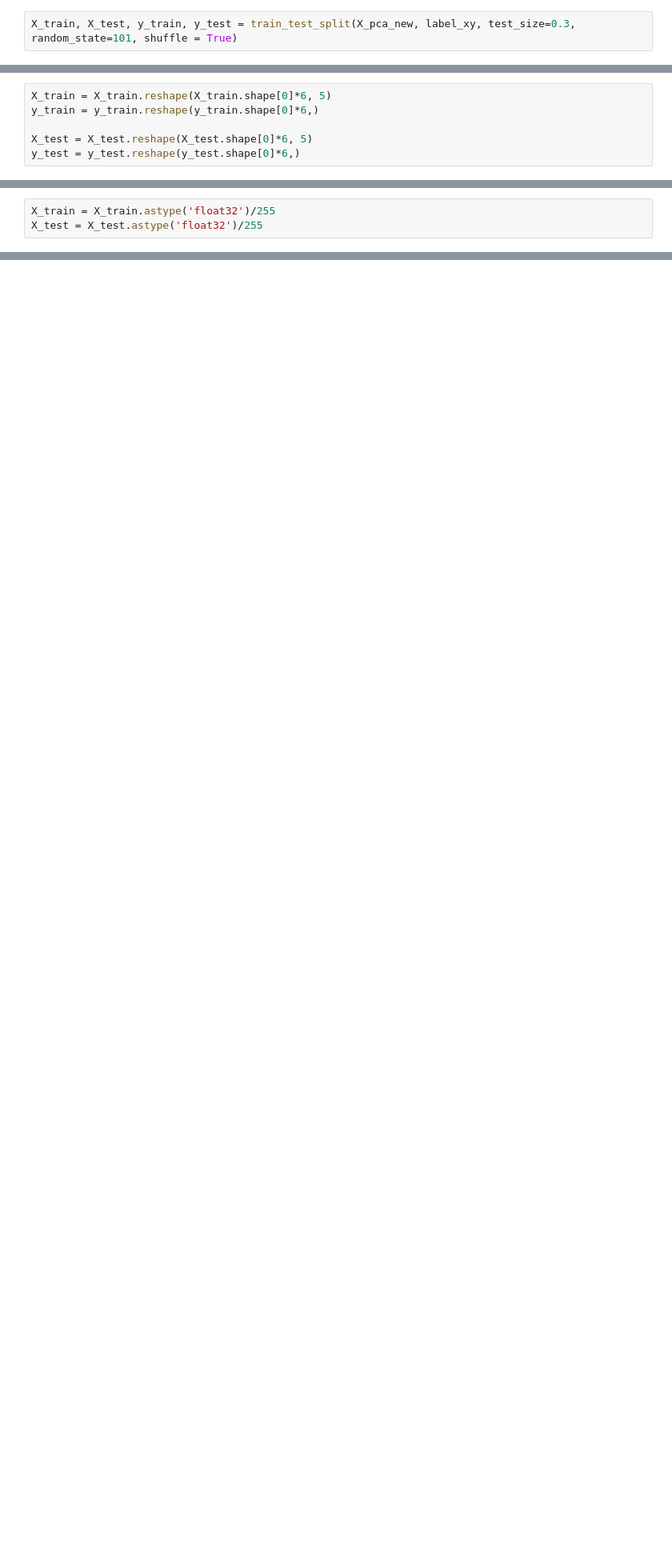
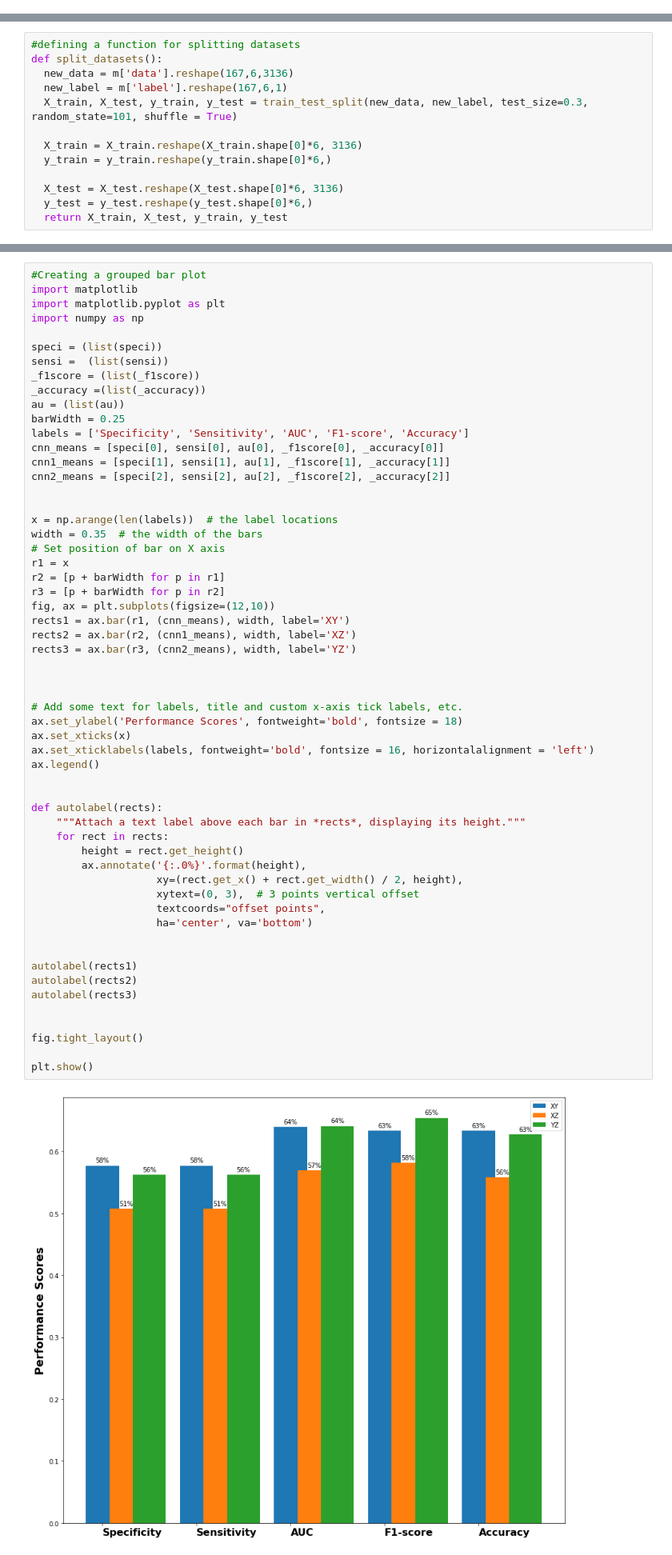
Before and after one commit to pawan070bct27/Lung_cancer_Kflod_SVM, a Jupyter notebook: SVM_of_k_fold_of_dataset_lung_PCA_xy.ipynb, the cells around one changed output, grey strips where cells are left out. Shown: that part at 80% size. Saved outputs shown, nothing was run; the diff lists cells and outputs as text; blank space fills up the shorter version.

```diff
--- a/SVM_of_k_fold_of_dataset_lung_PCA_xy.ipynb
+++ b/SVM_of_k_fold_of_dataset_lung_PCA_xy.ipynb
@@ -77,2 +82,0 @@ label_xy = label_xy.reshape(167,6,)
-# %%
-X_train, X_test, y_train, y_test = train_test_split(X_pca_new, label_xy, test_size=0.3, random_state=101, shuffle = True)
@@ -95,6 +83,13 @@ y_test.shape
 # %%
-X_train = X_train.reshape(X_train.shape[0]*6, 5)
-y_train = y_train.reshape(y_train.shape[0]*6,)
+#defining a function for splitting datasets
+def split_datasets():
+  new_data = m['data'].reshape(167,6,3136)
+  new_label = m['label'].reshape(167,6,1)
+  X_train, X_test, y_train, y_test = train_test_split(new_data, new_label, test_size=0.3, random_state=101, shuffle = True)
 
-X_test = X_test.reshape(X_test.shape[0]*6, 5)
-y_test = y_test.reshape(y_test.shape[0]*6,)
+  X_train = X_train.reshape(X_train.shape[0]*6, 3136)
+  y_train = y_train.reshape(y_train.shape[0]*6,)
+
+  X_test = X_test.reshape(X_test.shape[0]*6, 3136)
+  y_test = y_test.reshape(y_test.shape[0]*6,)
+  return X_train, X_test, y_train, y_test
@@ -109,4 +96 @@ X_test.shape
-# %%
-X_train = X_train.astype('float32')/255
-X_test = X_test.astype('float32')/255
 # %%
@@ -217,0 +206,59 @@ print(cm)
+# %%
+#Creating a grouped bar plot
+import matplotlib
+import matplotlib.pyplot as plt
+import numpy as np
+
+speci = (list(speci))
+sensi =  (list(sensi))
+_f1score = (list(_f1score))
+_accuracy =(list(_accuracy))
+au = (list(au))
+barWidth = 0.25
+labels = ['Specificity', 'Sensitivity', 'AUC', 'F1-score', 'Accuracy']
+cnn_means = [speci[0], sensi[0], au[0], _f1score[0], _accuracy[0]]
+cnn1_means = [speci[1], sensi[1], au[1], _f1score[1], _accuracy[1]]
+cnn2_means = [speci[2], sensi[2], au[2], _f1score[2], _accuracy[2]]
+
+
+x = np.arange(len(labels))  # the label locations
+width = 0.35  # the width of the bars
+# Set position of bar on X axis
+r1 = x
+r2 = [p + barWidth for p in r1]
+r3 = [p + barWidth for p in r2]
+fig, ax = plt.subplots(figsize=(12,10))
+rects1 = ax.bar(r1, (cnn_means), width, label='XY')
+rects2 = ax.bar(r2, (cnn1_means), width, label='XZ')
+rects3 = ax.bar(r3, (cnn2_means), width, label='YZ')
+
+
+
+# Add some text for labels, title and custom x-axis tick labels, etc.
+ax.set_ylabel('Performance Scores', fontweight='bold', fontsize = 18)
+ax.set_xticks(x)
+ax.set_xticklabels(labels, fontweight='bold', fontsize = 16, horizontalalignment = 'left')
+ax.legend()
+
+
+def autolabel(rects):
+    """Attach a text label above each bar in *rects*, displaying its height."""
+    for rect in rects:
+        height = rect.get_height()
+        ax.annotate('{:.0%}'.format(height),
+                    xy=(rect.get_x() + rect.get_width() / 2, height),
+                    xytext=(0, 3),  # 3 points vertical offset
+                    textcoords="offset points",
+                    ha='center', va='bottom')
+
+
+autolabel(rects1)
+autolabel(rects2)
+autolabel(rects3)
+
+
+fig.tight_layout()
+
+plt.show()
+# %% [output]
+[figure, added]
```
Also changed, not shown: parts of 33 cells of this notebook.
